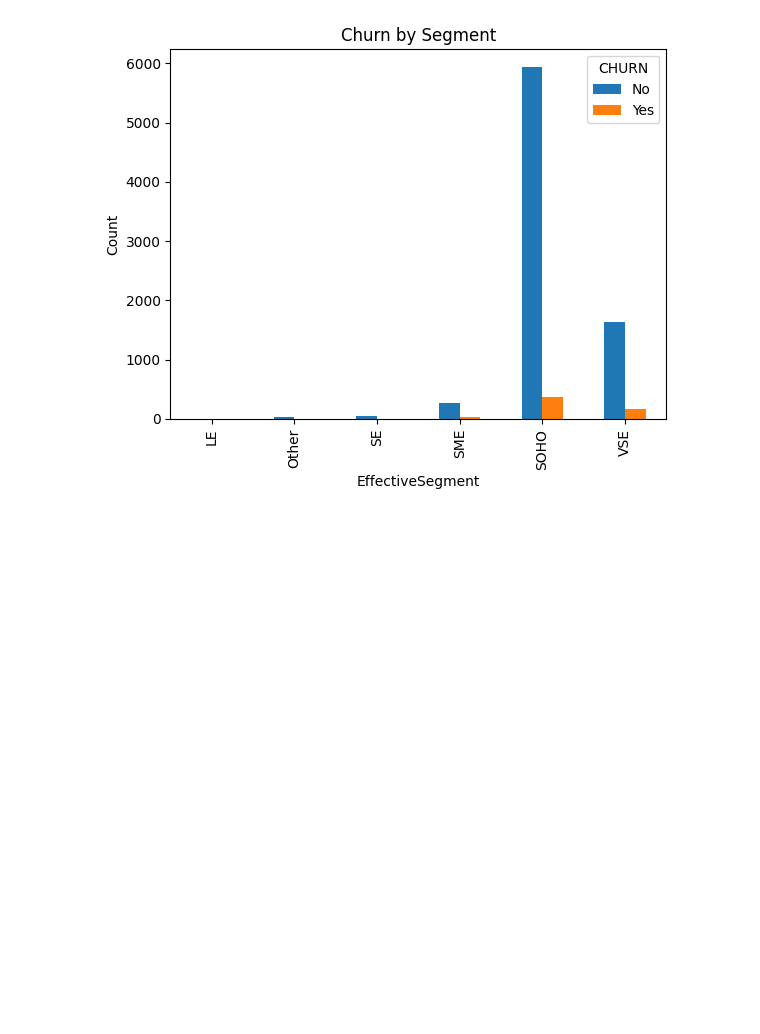
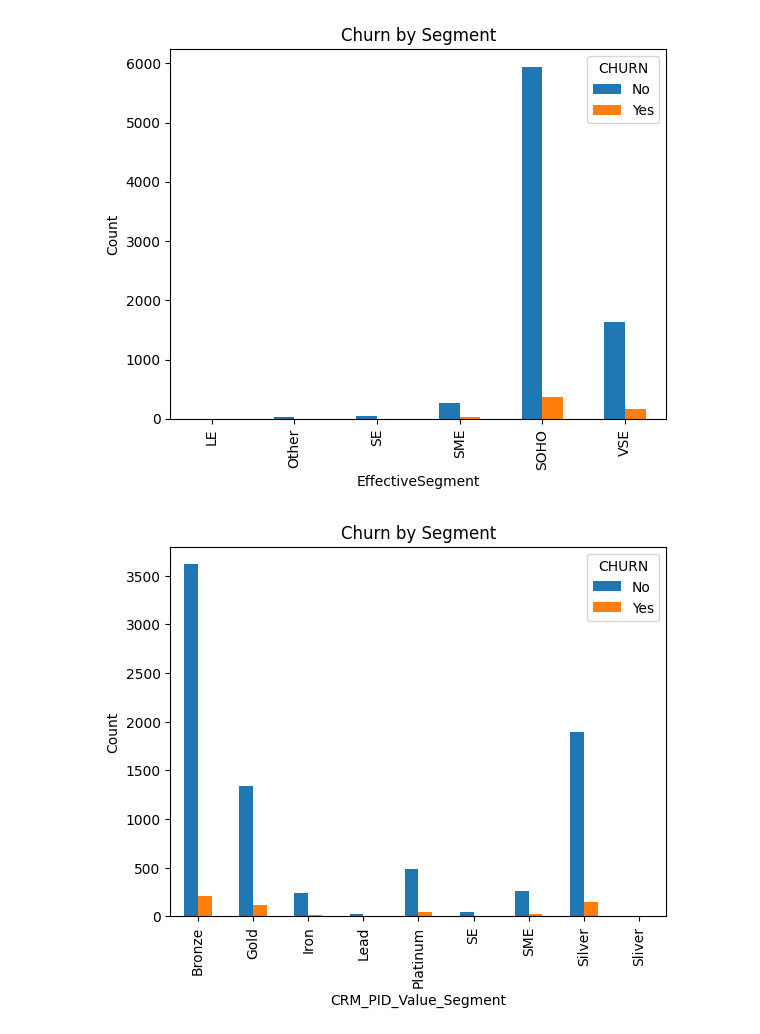
Before and after one commit to HaikalFrds/Costumer-Churn-Project, a Jupyter notebook: main.ipynb, the cells around one changed output. Saved outputs shown, nothing was run; the diff lists cells and outputs as text; code cells hidden in the pictures; blank space fills up the shorter version.

```diff
--- a/main.ipynb
+++ b/main.ipynb
@@ -15,7 +15,10 @@ import seaborn as sns
 # %% [markdown]
 # Data Understanding
 # %%
-df_churn = pd.read_csv("E:\Platinum\Important\Project\Costumer-Churn-Project\Dataset\Baza customer Telecom v2.csv")
+df_churn_raw = pd.read_csv("E:\Platinum\Important\Project\Costumer-Churn-Project\Dataset\Baza customer Telecom v2.csv")
+
+# Make Copy
+df_churn = df_churn_raw.copy()
 df_churn.head()
 # %% [output]
 |  | PID | CRM_PID_Value_Segment | EffectiveSegment | Billing_ZIP | KA_name | Active_subscribers | ... |
@@ -59,0 +101,21 @@ Dataset Stats:
+# %%
+# Drop column with extreme missing
+df_churn.drop(columns=['Suspended_subscribers'], inplace=True)
+
+# Fill numeric missing
+df_churn['Not_Active_subscribers'].fillna(0, inplace=True)
+
+# Fill categorical missing
+df_churn['CRM_PID_Value_Segment'].fillna(
+    df_churn['CRM_PID_Value_Segment'].mode()[0], inplace=True
+)
+
+# Fill ZIP code
+df_churn['Billing_ZIP'].fillna(
+    df_churn['Billing_ZIP'].mode()[0], inplace=True
+)
+
+# Fill ARPU with calculation
+df_churn['ARPU'] = df_churn['ARPU'].fillna(
+    df_churn['TotalRevenue'] / df_churn['Total_SUBs']
+)
@@ -112,3 +203,13 @@ plt.ylabel("Count")
 plt.show()
 # %% [output]
 [figure]
+# %%
+segment_churn = df_churn.groupby('CRM_PID_Value_Segment')['CHURN'].value_counts().unstack()
+
+segment_churn.plot(kind='bar')
+
+plt.title("Churn by Segment")
+plt.ylabel("Count")
+plt.show()
+# %% [output]
+[figure, added]
```
Also changed, not shown: parts of 4 cells of this notebook.
